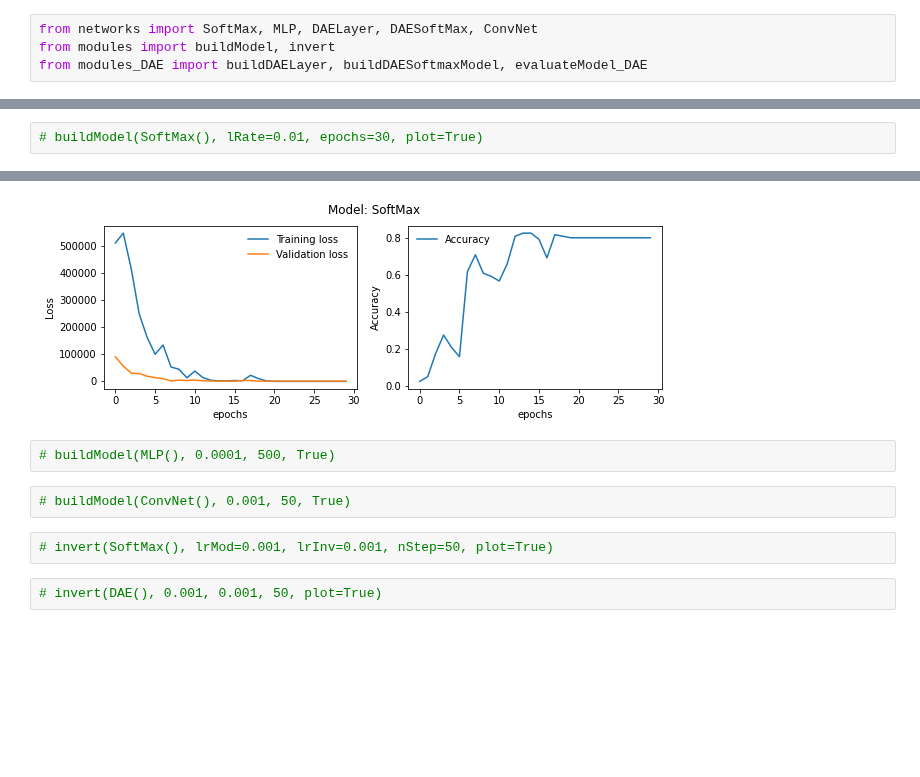
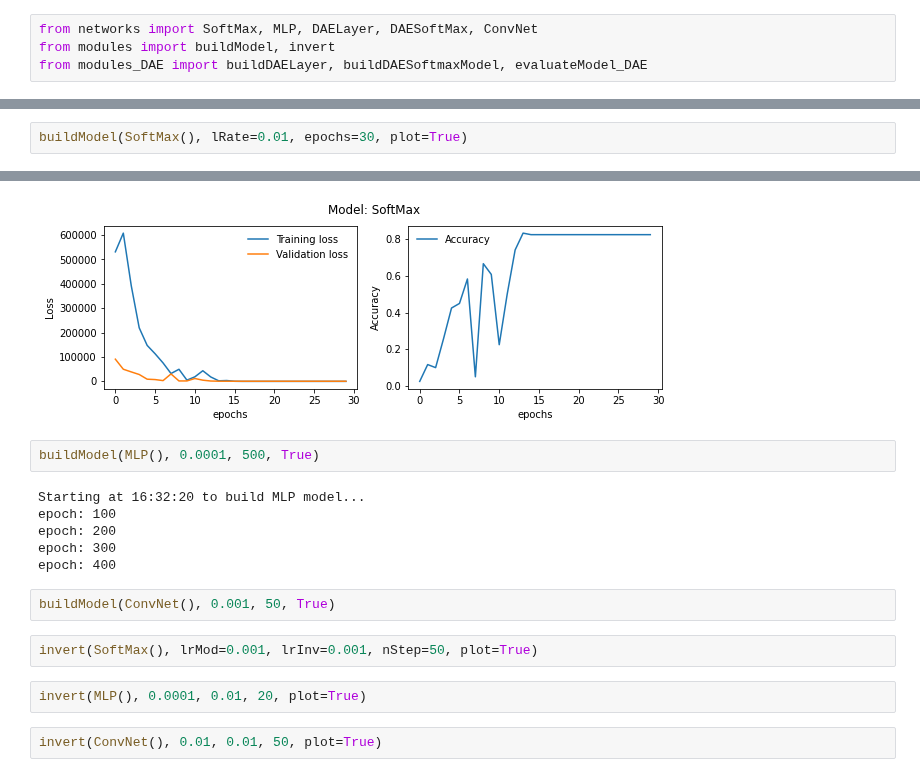
Before and after one commit to omgwenxx/machine_learning, a Jupyter notebook: assignment3/app/template.ipynb, the cells around one changed output, grey strips where cells are left out. Drawn from its saved outputs; the diff is of its cells as text; blank space fills up the shorter version.

```diff
--- a/assignment3/app/template.ipynb
+++ b/assignment3/app/template.ipynb
@@ -110,3 +114,3 @@ invert(DAESoftMax(), lrMod=0.001, lrInv=0.001, nStep=50, plot=True)
 # %%
-# buildModel(SoftMax(), lRate=0.01, epochs=30, plot=True)
+buildModel(SoftMax(), lRate=0.01, epochs=30, plot=True)
 # %% [output]
@@ -115,9 +119,17 @@ Finished at 19:31:23, duration in sec: 11
-[figure, old version]
+[figure, new version]
 # %%
-# buildModel(MLP(), 0.0001, 500, True)
+buildModel(MLP(), 0.0001, 500, True)
+# %% [output]
+Starting at 16:32:20 to build MLP model...
+epoch: 100
+epoch: 200
+epoch: 300
+epoch: 400
 # %%
-# buildModel(ConvNet(), 0.001, 50, True)
+buildModel(ConvNet(), 0.001, 50, True)
 # %%
-# invert(SoftMax(), lrMod=0.001, lrInv=0.001, nStep=50, plot=True)
+invert(SoftMax(), lrMod=0.001, lrInv=0.001, nStep=50, plot=True)
+# %%
+invert(MLP(), 0.0001, 0.01, 20, plot=True)
 # %%
-# invert(DAE(), 0.001, 0.001, 50, plot=True)
+invert(ConvNet(), 0.01, 0.01, 50, plot=True)
```
Also changed, not shown: parts of 10 cells of this notebook, 3 other files.
